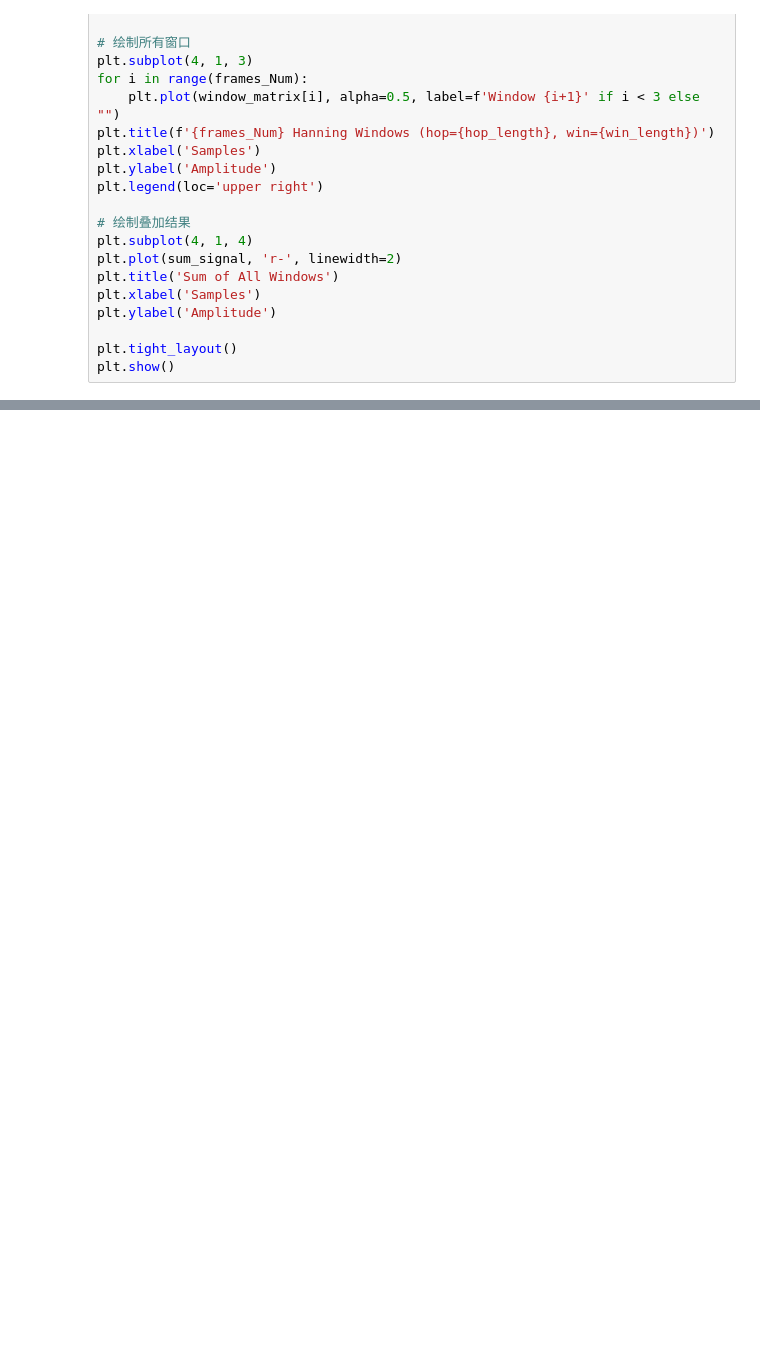
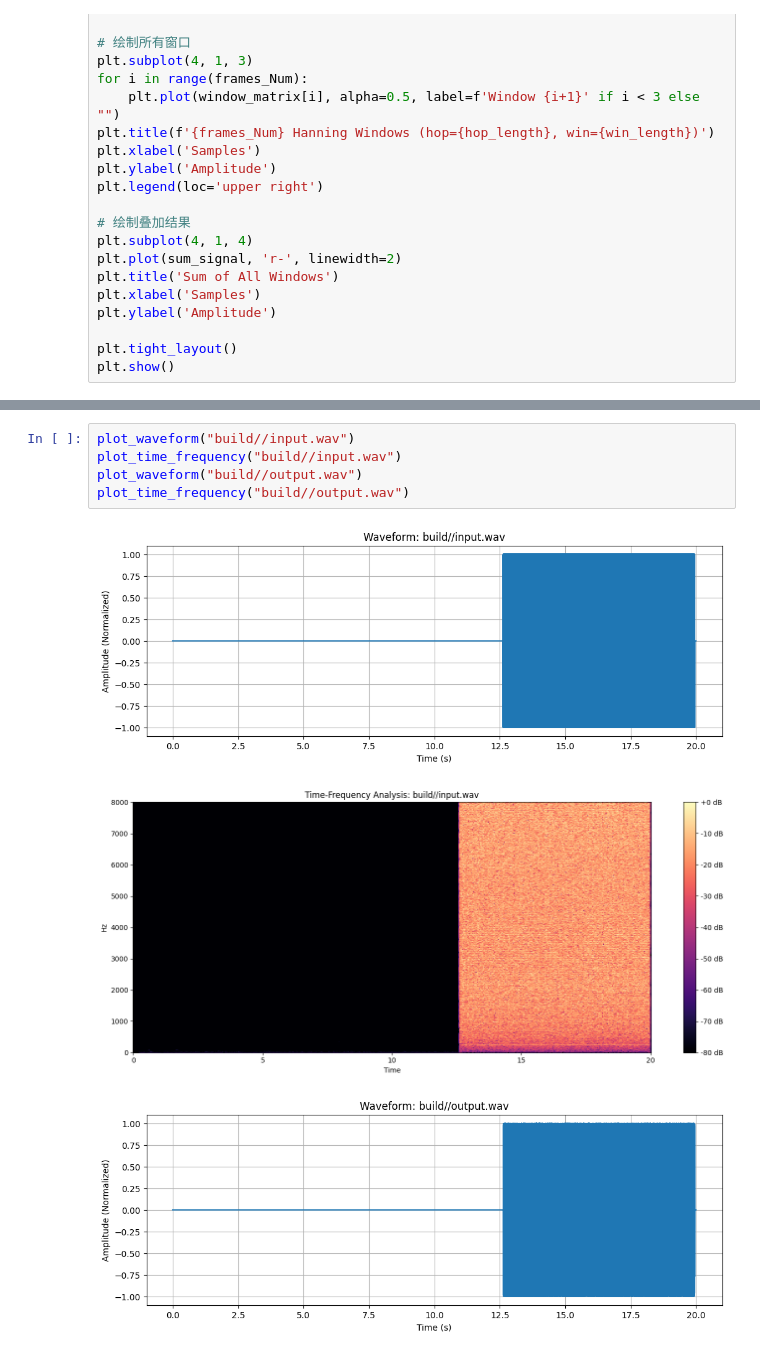
Before and after one commit to ANDROIDPCB/HearingAid_Model, a Jupyter notebook: test.ipynb, the cells around one changed output, grey strips where cells are left out. Saved outputs shown, nothing was run; the diff lists cells and outputs as text; blank space fills up the shorter version.

```diff
--- a/test.ipynb
+++ b/test.ipynb
@@ -116,0 +145,9 @@ plot_waveform("output.wav")
+# %%
+plot_waveform("build//input.wav")
+plot_time_frequency("build//input.wav")
+plot_waveform("build//output.wav")
+plot_time_frequency("build//output.wav")
+# %% [output]
+[figure, added]
+[figure, added]
+[figure, added]
```
Also changed, not shown: parts of 2 cells of this notebook, 53 other files.
